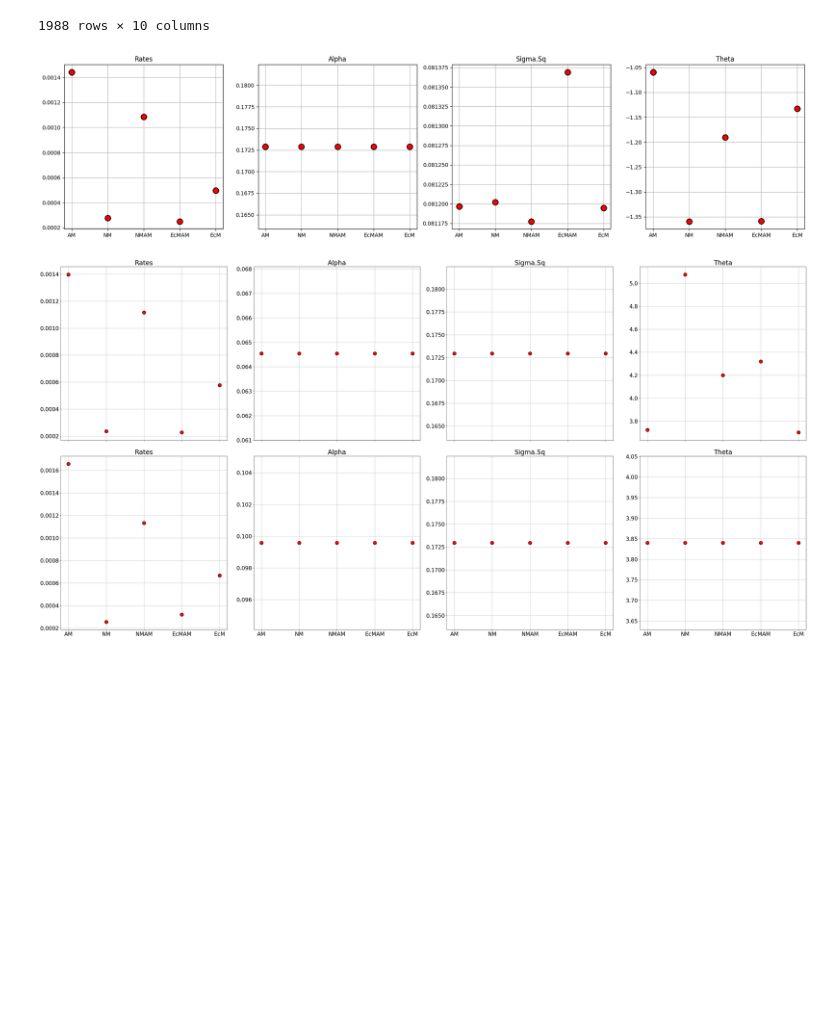
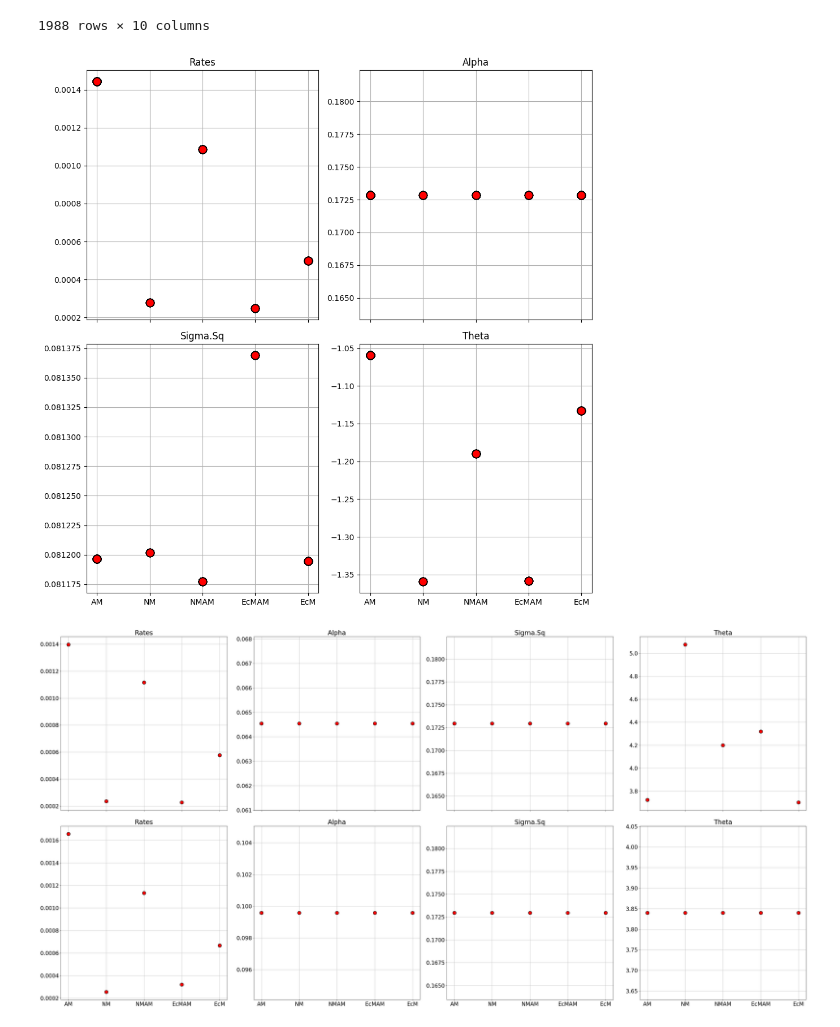
Before and after one commit to anoban/wsu, a Jupyter notebook: R/notebooks/plots.ipynb, the cells around one changed output. Drawn from its saved outputs; the diff is of its cells as text; code cells hidden in the pictures; blank space fills up the shorter version.

Commit message:
modified:   R/notebooks/houwie.xlsx 	modified:   R/notebooks/plots.ipynb

```diff
--- a/R/notebooks/plots.ipynb
+++ b/R/notebooks/plots.ipynb
@@ -51,27 +51,27 @@ COLS = {
 }
 # %%
 plt.rcParams["font.size"] = 10
-fig, axes = plt.subplots(nrows=1, ncols=4, sharex=True, sharey=False)
-fig.set_size_inches(20, 5)
+fig, axes = plt.subplots(nrows=2, ncols=2, sharex=True, sharey=False)
+fig.set_size_inches(10, 10)
 
-for (axis, col) in zip(axes, COLUMNS_OF_INTEREST): # first row
+for (axis, col) in zip(axes.flatten(), COLUMNS_OF_INTEREST): # first row
     axis.scatter(x=summary.query(r"trait=='logRD' and is_cd==True").tip_state, y=summary.query(r"trait=='logRD' and is_cd==True").loc[:, col], s=100, edgecolor = "black", color="red")
     # axis.violinplot([df.loc[:, col] for (_, df) in summary.query(r"trait=='logRD' and is_cd==True").groupby("tip_state")], showmeans=True, showmedians=True)
     axis.set_title(col.title())
     axis.grid()
     axis.set_axisbelow(True)
 
 # for (axis, col) in zip(axes[1], COLUMNS_OF_INTEREST): # first row
 #     axis.scatter(x=summary.query(r"trait=='logRD' and is_cd==False").tip_state, y=summary.query(r"trait=='logRD' and is_cd==False").loc[:, col], s=150, edgecolor = "black", color="red")
 #     axis.set_title(col.title())
 #     axis.grid()
 #     axis.set_axisbelow(True)
 
 plt.tight_layout()
 # plt.show()
 plt.savefig(fname=r"../../plots/houwie_5states_994sp_summary_logrd.png", dpi=800)
 # %% [output]
-[figure, old version]
+[figure, new version]
 # %%
 plt.rcParams["font.size"] = 20
 fig, axes = plt.subplots(nrows=2, ncols=4, sharex=True, sharey=False)
```
Also changed, not shown: 1 other file.
